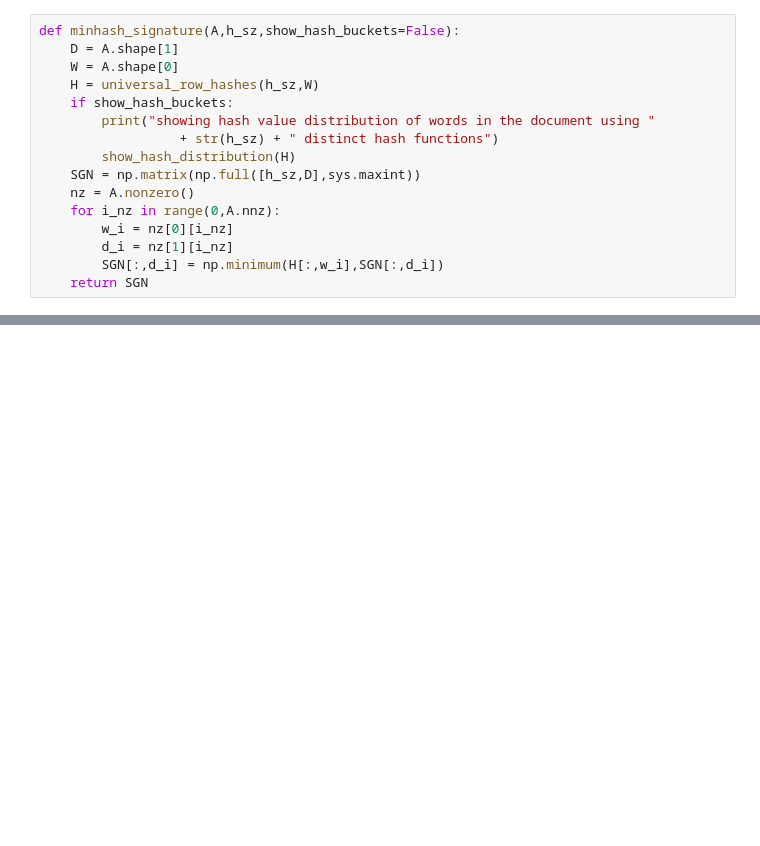
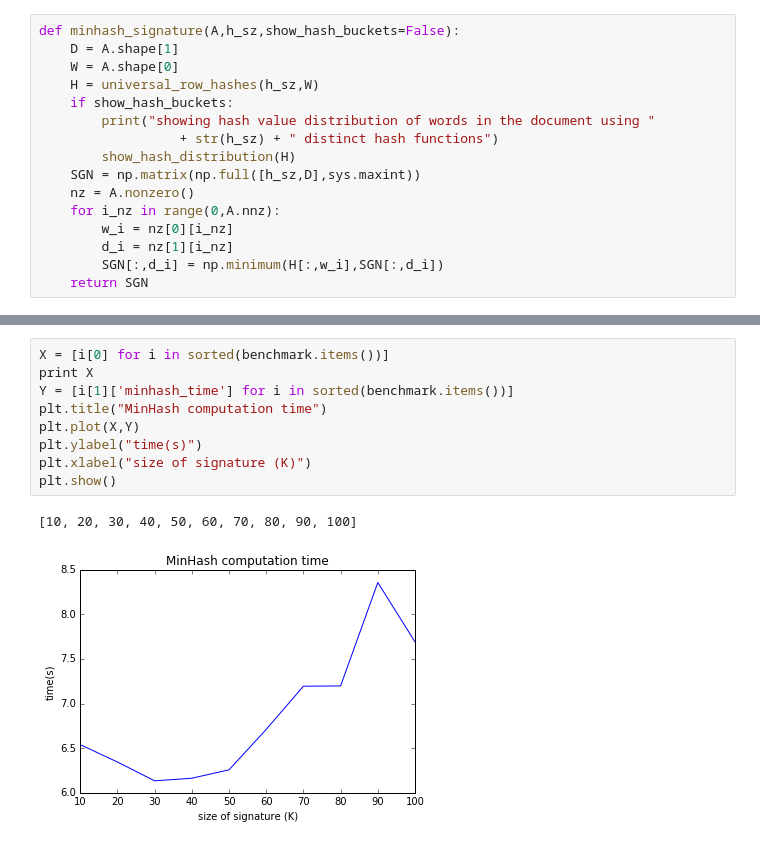
Before and after one commit to MartinMetaksov/diku.LSDA, a Jupyter notebook: hw2/src/MinHashLSH.ipynb, the cells around one changed output, grey strips where cells are left out. Drawn from its saved outputs; the diff is of its cells as text; blank space fills up the shorter version.

```diff
--- a/hw2/src/MinHashLSH.ipynb
+++ b/hw2/src/MinHashLSH.ipynb
@@ -227,0 +271,12 @@ np.mean(J)
+# %%
+X = [i[0] for i in sorted(benchmark.items())]
+print X
+Y = [i[1]['minhash_time'] for i in sorted(benchmark.items())]
+plt.title("MinHash computation time")
+plt.plot(X,Y)
+plt.ylabel("time(s)")
+plt.xlabel("size of signature (K)")
+plt.show()
+# %% [output]
+[10, 20, 30, 40, 50, 60, 70, 80, 90, 100]
+[figure, added]
```
Also changed, not shown: parts of 24 cells of this notebook.
